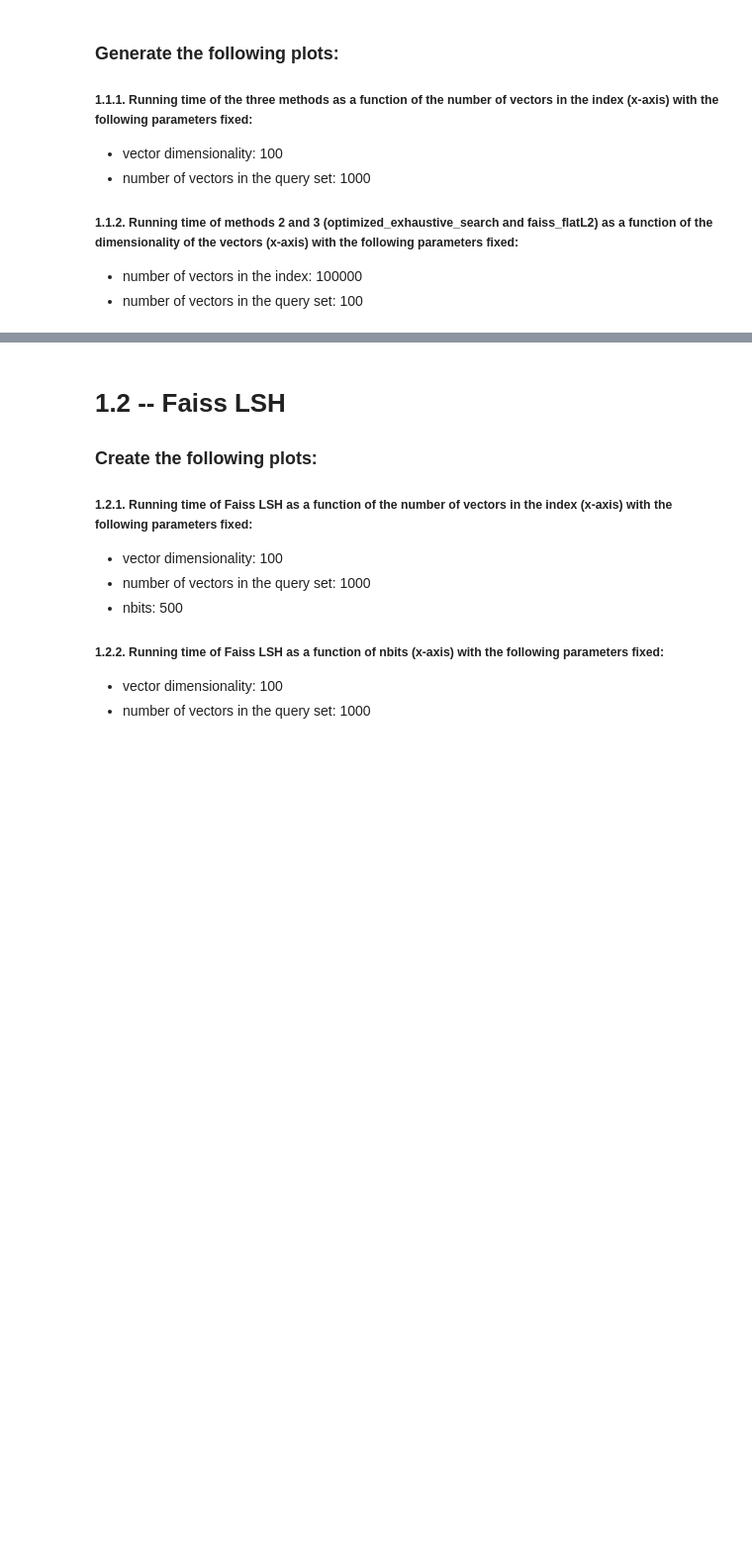
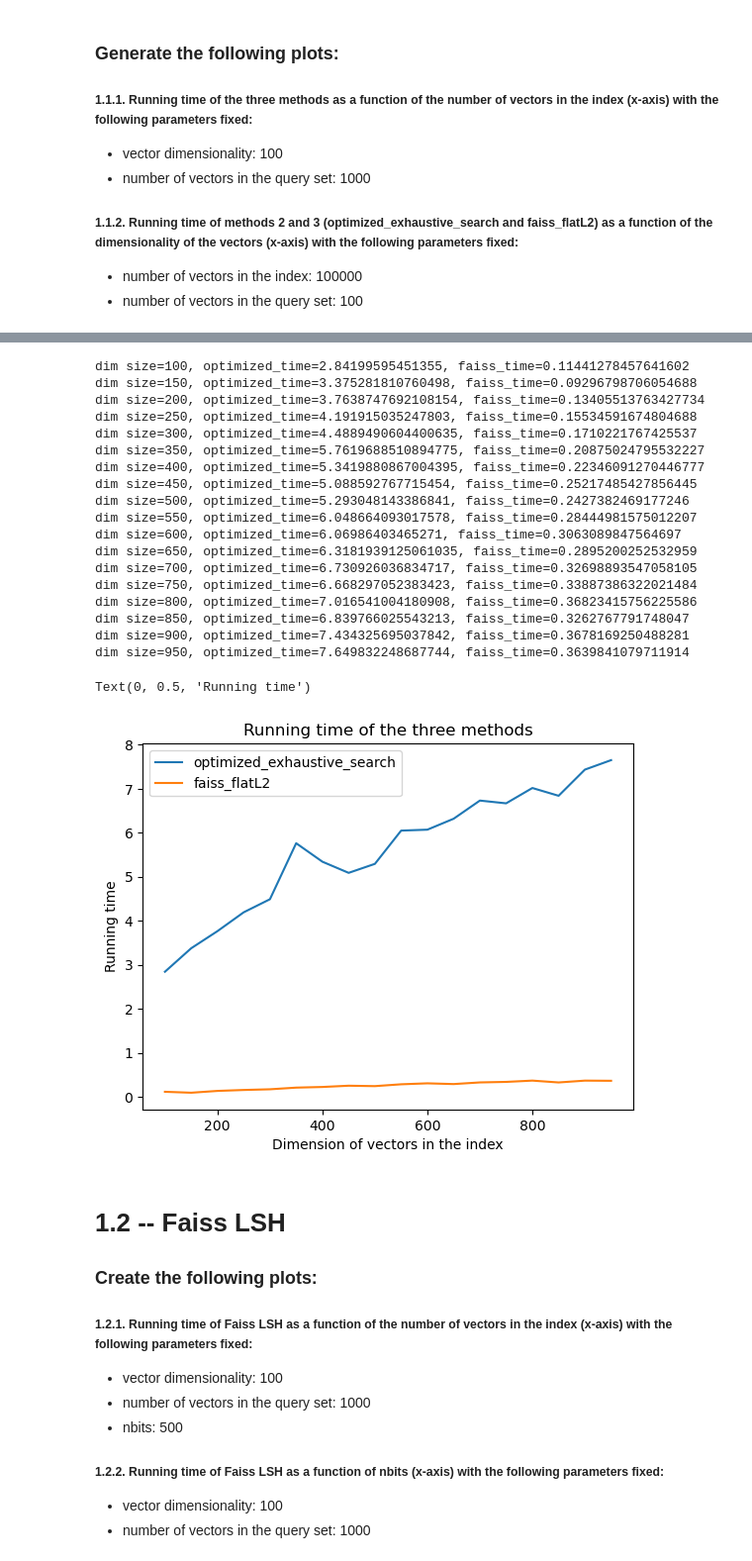
Before and after one commit to DataAnalysisAndVisualization/HW1, a Jupyter notebook: Part 1.ipynb, the cells around one changed output, grey strips where cells are left out. Shown at 99% size. Drawn from its saved outputs; the diff is of its cells as text; code cells hidden in the pictures; blank space fills up the shorter version.

```diff
--- a/Part 1.ipynb
+++ b/Part 1.ipynb
@@ -162,5 +205,51 @@ When you finish. do not forget to attach the plots to report.pdf, placed under a
 # %%
 #TODO Write your code for 1.1.2 here
+optimized_time_array=[]
+faiss_time_array=[]
+dim_array=np.arange(100,1000,50)
+
+for dim in dim_array:
+    query_vectors = generate_vectors(100, dim, 'uniform')
+    indexs=generate_vectors(100000, dim, 'uniform')
+    start_time= time()
+    optimized_vecs = optimized_exhaustive_search(query_vectors,indexs, k=10)
+    optimized_time = time()-start_time
+    start_time= time()
+    faiss_index = build_faiss_flatl2_index(indexs, int(dim))
+    faiss_vecs = faiss_search(query_vectors, faiss_index, k=10)
+    faiss_time = time()-start_time
+    print(f'dim size={dim}, optimized_time={optimized_time}, faiss_time={faiss_time}')
+    optimized_time_array.append(optimized_time)
+    faiss_time_array.append(faiss_time)
+
+#make plots for every method
+plt.plot(dim_array,optimized_time_array, label='optimized_exhaustive_search')
+plt.plot(dim_array,faiss_time_array, label='faiss_flatL2')
+plt.title("Running time of the three methods")
+plt.legend()
+plt.xlabel('Dimension of vectors in the index')
+plt.ylabel('Running time')
+# %% [output]
+dim size=100, optimized_time=2.84199595451355, faiss_time=0.11441278457641602
+dim size=150, optimized_time=3.375281810760498, faiss_time=0.09296798706054688
+dim size=200, optimized_time=3.7638747692108154, faiss_time=0.13405513763427734
+dim size=250, optimized_time=4.191915035247803, faiss_time=0.15534591674804688
+dim size=300, optimized_time=4.4889490604400635, faiss_time=0.1710221767425537
+dim size=350, optimized_time=5.7619688510894775, faiss_time=0.20875024795532227
+dim size=400, optimized_time=5.3419880867004395, faiss_time=0.22346091270446777
+dim size=450, optimized_time=5.088592767715454, faiss_time=0.25217485427856445
+dim size=500, optimized_time=5.293048143386841, faiss_time=0.2427382469177246
+dim size=550, optimized_time=6.048664093017578, faiss_time=0.28444981575012207
+dim size=600, optimized_time=6.06986403465271, faiss_time=0.3063089847564697
+dim size=650, optimized_time=6.3181939125061035, faiss_time=0.2895200252532959
+dim size=700, optimized_time=6.730926036834717, faiss_time=0.32698893547058105
+dim size=750, optimized_time=6.668297052383423, faiss_time=0.33887386322021484
+dim size=800, optimized_time=7.016541004180908, faiss_time=0.36823415756225586
+dim size=850, optimized_time=6.839766025543213, faiss_time=0.3262767791748047
+dim size=900, optimized_time=7.434325695037842, faiss_time=0.3678169250488281
+dim size=950, optimized_time=7.649832248687744, faiss_time=0.3639841079711914
+Text(0, 0.5, 'Running time')
+[figure, added]
 # %% [markdown]
 # 1.2 -- Faiss LSH
 ### Create the following plots:
```
Also changed, not shown: parts of 5 cells of this notebook.
